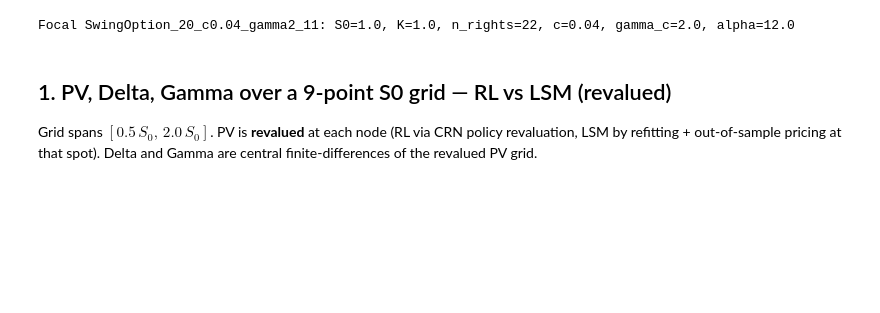
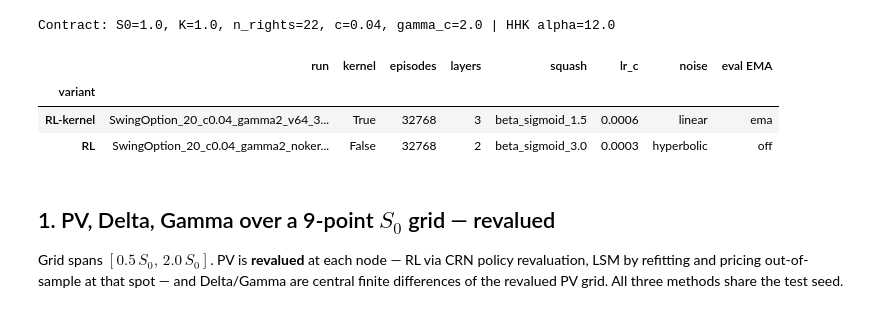
Before and after one commit to ithakis/DRL-Swing-Options, a Jupyter notebook: Jupyter Notebooks/Hedging.ipynb, the cells around one changed output. Cells and saved outputs as stored; diff of their text form; code cells hidden in the pictures; blank space fills up the shorter version.

Commit message:
validation 3 and hedging notebooks Ready

```diff
--- a/Jupyter Notebooks/Hedging.ipynb
+++ b/Jupyter Notebooks/Hedging.ipynb
@@ -19,53 +27,78 @@ $\mathrm{DF}_{t+1}(F_{t+1}-F_t)$.
 # %%
 import os, sys, json, warnings, contextlib, io, tempfile
 warnings.filterwarnings("ignore")
 sys.path.insert(0, os.path.abspath(".."))
 import numpy as np, pandas as pd
 import matplotlib.pyplot as plt
-from scipy.interpolate import UnivariateSpline
 
-from src.greeks import (make_rl_price_fn, bump_greeks, rl_dynamic_delta_hedge,
+from src.greeks import (make_rl_price_fn, rl_dynamic_delta_hedge,
                         regression_forward_hedge, _load_actor_weights)
 from src.simulate_hhk_spot import simulate_hhk_spot
-from src.hedging_utils import hhk_forward_price, compute_pnl_risk_metrics
+from src.hedging_utils import compute_pnl_risk_metrics
 from src.lsm_swing_pricer import fit_lsm_estimators, price_swing_option_lsm_oos
 from tools.rebuild_results_v7 import build_agent, build_contract, build_hhk_params, dotdict
 
 FIGS_DIR = os.path.abspath(os.path.join("..", "figs")); os.makedirs(FIGS_DIR, exist_ok=True)
 RUNS_DIR = os.path.abspath(os.path.join("..", "runs"))
 plt.rcParams.update({"figure.dpi": 110, "axes.grid": True, "grid.alpha": 0.3})
 
 @contextlib.contextmanager
 def quiet():
     with contextlib.redirect_stdout(io.StringIO()), contextlib.redirect_stderr(io.StringIO()):
         yield
 
-# Focal config (normalized units S0=K=1).
-FOCAL   = "SwingOption_20_c0.04_gamma2_11"
-N_GRID  = 9
-SEED    = 999
-N_RL    = 8192      # RL CRN paths for the greeks grid
-N_HEDGE = 4096      # paths for the daily hedge (O(N_rights^2) re-rolls -> keep modest)
+# --- RL variant registry (focal c=0.04, gamma=2, seed 11, 32 768 episodes each) -------------
+# Swap or add variants by editing run names; each agent is rebuilt from its own .json,
+# so the per-variant training configuration is honoured automatically.
+AGENTS = {
+    "RL-kernel": "SwingOption_20_c0.04_gamma2_v64_32k_11",       # expected backup (v64)
+    "RL":        "SwingOption_20_c0.04_gamma2_nokernel_32k_11",  # single-sample TD, no kernel
+}
+VCOL = {"RL-kernel": "#0b7285", "RL": "#e8590c", "LSM": "#54a24b"}
+VMRK = {"RL-kernel": "o", "RL": "^", "LSM": "s"}
+
+N_GRID  = 9          # S0 grid nodes for the revalued greeks
+SEED    = 999        # common CRN/test seed for all three methods
+N_RL    = 8192       # RL CRN paths for the greeks grid
+N_HEDGE = 4096       # paths for the daily hedge (O(N_rights^2) re-rolls -> keep modest)
 LSM_TRAIN, LSM_TEST = 16384, 8192
-LSM_KW = dict(lsm_basis="chebyshev", lsm_degree=2, lsm_reg="none", lsm_reg_alpha=1e-6, lsm_n_actions=5)
+LSM_KW = dict(poly_degree=2, basis_type="chebyshev", state_mode="full",
+              reg_type="none", reg_alpha=1e-6, n_actions=5)
 
-with open(os.path.join(RUNS_DIR, f"{FOCAL}.json")) as fh:
-    params = dotdict(json.load(fh))
-with quiet():
-    agent = build_agent(params); _load_actor_weights(agent, os.path.join(RUNS_DIR, f"{FOCAL}.pth"))
+agents, cfg_rows = {}, []
+for label, run in AGENTS.items():
+    with open(os.path.join(RUNS_DIR, f"{run}.json")) as fh:
+        p = dotdict(json.load(fh))
+    with quiet():
+        a = build_agent(p); _load_actor_weights(a, os.path.join(RUNS_DIR, f"{run}.pth"))
+    agents[label] = (a, p)
+    cfg_rows.append({"variant": label, "run": run, "kernel": bool(int(p.use_expected_target or 0)),
+                     "episodes": int(p.n_paths), "layers": int(p.actor_layers),
+                     "squash": p.actor_output_activation, "lr_c": float(p.lr_c),
+                     "noise": p.noise_schedule, "eval EMA": p.weight_averaging})
+
+params   = agents["RL-kernel"][1]
 contract = build_contract(params); hhk = build_hhk_params(params)
-S0 = float(params.S0)
-alpha, T = float(params.alpha), float(contract.maturity)
-print(f"Focal {FOCAL}: S0={S0}, K={contract.strike}, n_rights={contract.n_rights}, "
-      f"c={contract.c_cost}, gamma_c={contract.gamma_cost}, alpha={alpha}")
+for label, (_, p) in agents.items():   # all variants must price the same contract
+    assert (p.c_cost, p.gamma_cost, p.strike, p.n_rights) == \
+           (params.c_cost, params.gamma_cost, params.strike, params.n_rights), label
+S0, alpha, T = float(params.S0), float(params.alpha), float(contract.maturity)
+
+print(f"Contract: S0={S0}, K={contract.strike}, n_rights={contract.n_rights}, "
+      f"c={contract.c_cost}, gamma_c={contract.gamma_cost} | HHK alpha={alpha}")
+pd.DataFrame(cfg_rows).set_index("variant")
 # %% [output]
-Focal SwingOption_20_c0.04_gamma2_11: S0=1.0, K=1.0, n_rights=22, c=0.04, gamma_c=2.0, alpha=12.0
+Contract: S0=1.0, K=1.0, n_rights=22, c=0.04, gamma_c=2.0 | HHK alpha=12.0
+|  | run | kernel | episodes | layers | squash | lr_c | noise | eval EMA |
+| variant |  |  |  |  |  |  |  |  |
+| RL-kernel | SwingOption_20_c0.04_gamma2_v64_3... | True | 32768 | 3 | beta_sigmoid_1.5 | 0.0006 | linear | ema |
+| RL | SwingOption_20_c0.04_gamma2_noker... | False | 32768 | 2 | beta_sigmoid_3.0 | 0.0003 | hyperbolic | off |
 # %% [markdown]
-## 1. PV, Delta, Gamma over a 9-point S0 grid — RL vs LSM (revalued)
+## 1. PV, Delta, Gamma over a 9-point $S_0$ grid — revalued
 
-Grid spans $[0.5\,S_0,\,2.0\,S_0]$. PV is **revalued** at each node (RL via CRN policy revaluation,
-LSM by refitting + out-of-sample pricing at that spot). Delta and Gamma are central finite-differences
-of the revalued PV grid.
+Grid spans $[0.5\,S_0,\,2.0\,S_0]$. PV is **revalued** at each node — RL via CRN policy
+revaluation, LSM by refitting and pricing out-of-sample at that spot — and Delta/Gamma are central
+finite differences of the revalued PV grid. All three methods share the test seed.
 # %%
 grid = np.linspace(0.5 * S0, 2.0 * S0, N_GRID)
 
```
Also changed, not shown: parts of 13 cells of this notebook, 49 other files.
